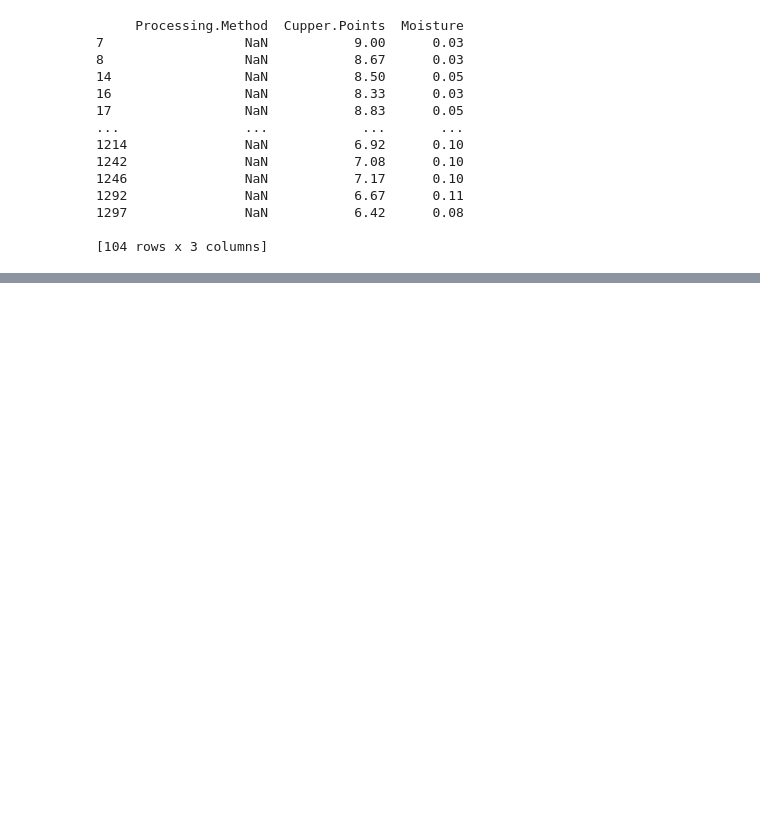
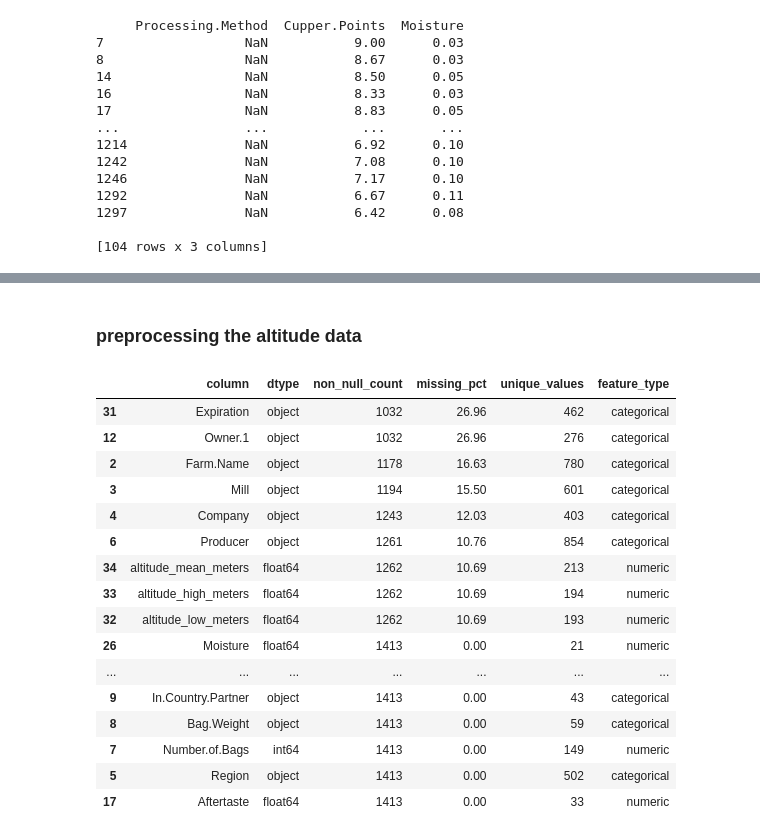
Before and after one commit to SonalJayasinghe/brewlytics, a Jupyter notebook: src/coffee filter/coffee_filter.ipynb, the cells around one changed output, grey strips where cells are left out. Saved outputs shown, nothing was run; the diff lists cells and outputs as text; code cells hidden in the pictures; blank space fills up the shorter version.

Commit message:
1. data cleaning completed

```diff
--- a/src/coffee filter/coffee_filter.ipynb
+++ b/src/coffee filter/coffee_filter.ipynb
@@ -389,0 +561,22 @@ print(missing_quakers[['Processing.Method', 'Cupper.Points', 'Moisture']])
+# %% [markdown]
+### preprocessing the altitude data
+# %%
+calculate_pre_statistics(df)
+# %% [output]
+|  | column | dtype | non_null_count | missing_pct | unique_values | feature_type |
+| 31 | Expiration | object | 1032 | 26.96 | 462 | categorical |
+| 12 | Owner.1 | object | 1032 | 26.96 | 276 | categorical |
+| 2 | Farm.Name | object | 1178 | 16.63 | 780 | categorical |
+| 3 | Mill | object | 1194 | 15.50 | 601 | categorical |
+| 4 | Company | object | 1243 | 12.03 | 403 | categorical |
+| 6 | Producer | object | 1261 | 10.76 | 854 | categorical |
+| 34 | altitude_mean_meters | float64 | 1262 | 10.69 | 213 | numeric |
+| 33 | altitude_high_meters | float64 | 1262 | 10.69 | 194 | numeric |
+| 32 | altitude_low_meters | float64 | 1262 | 10.69 | 193 | numeric |
+| 26 | Moisture | float64 | 1413 | 0.00 | 21 | numeric |
+| ... | ... | ... | ... | ... | ... | ... |
+| 9 | In.Country.Partner | object | 1413 | 0.00 | 43 | categorical |
+| 8 | Bag.Weight | object | 1413 | 0.00 | 59 | categorical |
+| 7 | Number.of.Bags | int64 | 1413 | 0.00 | 149 | numeric |
+| 5 | Region | object | 1413 | 0.00 | 502 | categorical |
+| 17 | Aftertaste | float64 | 1413 | 0.00 | 33 | numeric |
```
Also changed, not shown: parts of 29 cells of this notebook, 1 other file.
